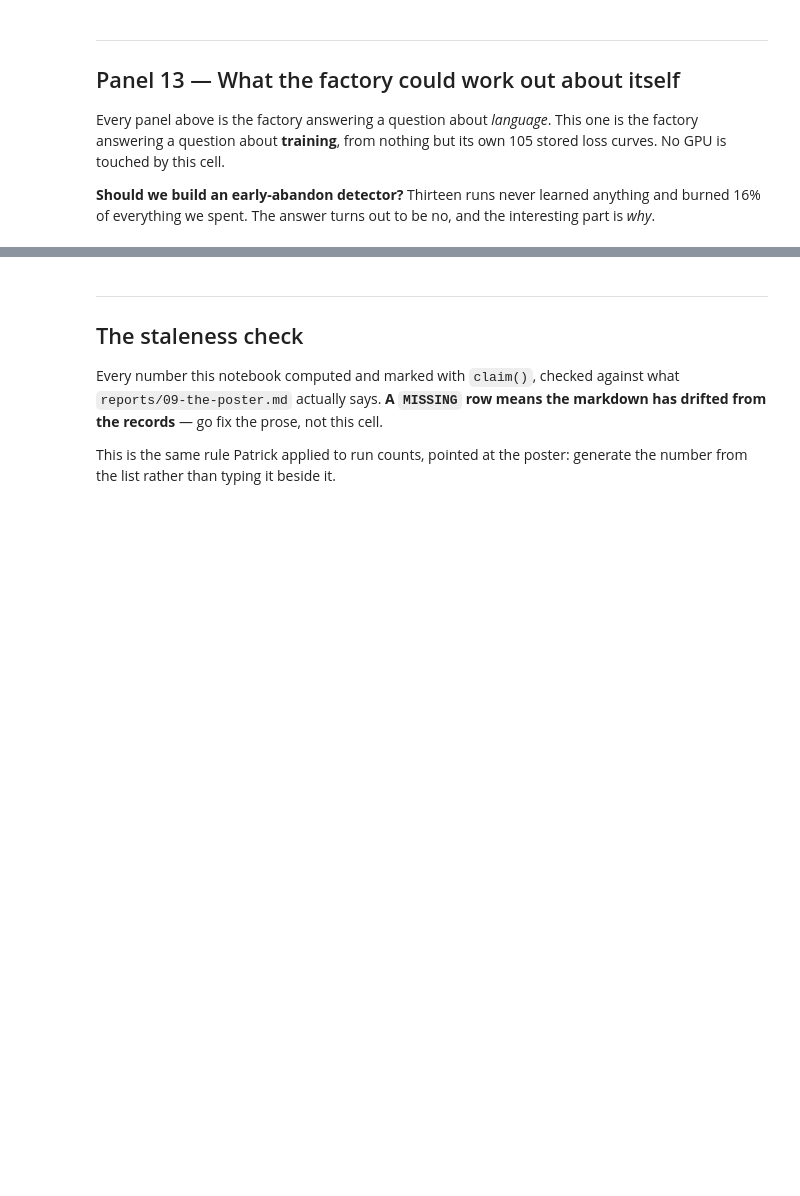
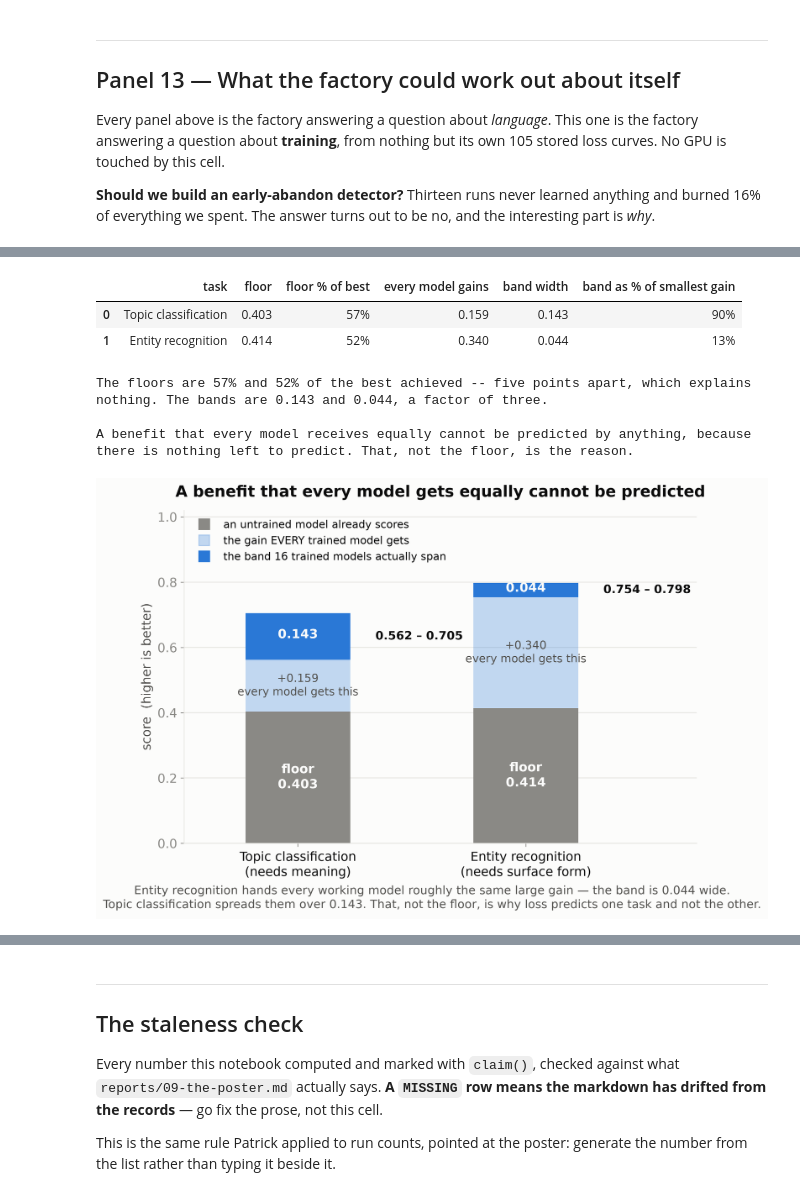
Before and after one commit to TrueRottweiler/WashingtonCsed504, a Jupyter notebook: src/a2-nlp/poster_bottom.ipynb, the cells around one changed output, grey strips where cells are left out. Saved outputs shown, nothing was run; the diff lists cells and outputs as text; code cells hidden in the pictures; blank space fills up the shorter version.

```diff
--- a/src/a2-nlp/poster_bottom.ipynb
+++ b/src/a2-nlp/poster_bottom.ipynb
@@ -716,0 +786,34 @@ say which moves it. That is a real gap and a cheap experiment closes it.
+# %%
+ft_rows = ft_api.results('*')
+band = []
+for task, steps, label in (('sib200', 1056, 'Topic classification'),
+                           ('masakhaner', 2150, 'Entity recognition')):
+    floor = max((r for r in ft_rows if r.get('task') == task and r.get('steps') == steps
+                 and 'yor_random_init' in r['model']), key=lambda r: r['mean'])['mean']
+    y = [r['mean'] for r in rows if r['task'] == task and r['val_loss'] < CUT]
+    band.append({'task': label, 'floor': round(floor, 3),
+                 'floor % of best': f'{100*floor/max(y):.0f}%',
+                 'every model gains': round(min(y) - floor, 3),
+                 'band width': round(max(y) - min(y), 3),
+                 'band as % of smallest gain': f'{100*(max(y)-min(y))/(min(y)-floor):.0f}%'})
+display(pd.DataFrame(band))
+
+print('The floors are 57% and 52% of the best achieved -- five points apart, which explains')
+print('nothing. The bands are 0.143 and 0.044, a factor of three.')
+print()
+print('A benefit that every model receives equally cannot be predicted by anything, because')
+print('there is nothing left to predict. That, not the floor, is the reason.')
+claim('NER band width', band[1]['band width'],
+      'best and worst of sixteen is 0.044')
+
+show('12-floors')
+# %% [output]
+|  | task | floor | floor % of best | every model gains | band width | band as % of smallest gain |
+| 0 | Topic classification | 0.403 | 57% | 0.159 | 0.143 | 90% |
+| 1 | Entity recognition | 0.414 | 52% | 0.340 | 0.044 | 13% |
+The floors are 57% and 52% of the best achieved -- five points apart, which explains
+nothing. The bands are 0.143 and 0.044, a factor of three.
+
+A benefit that every model receives equally cannot be predicted by anything, because
+there is nothing left to predict. That, not the floor, is the reason.
+[figure, added]
```
Also changed, not shown: parts of 16 cells of this notebook.
